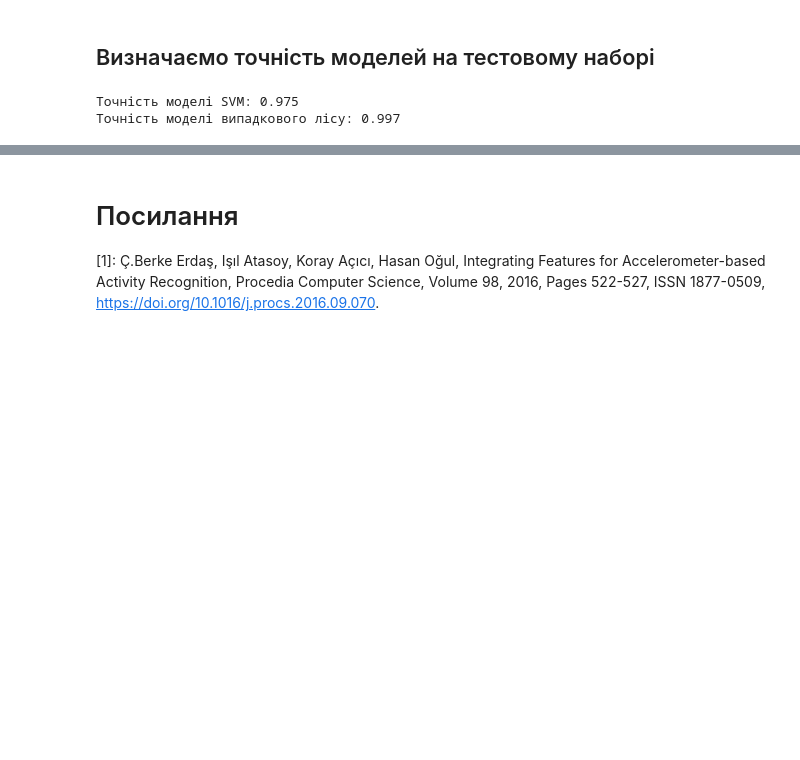
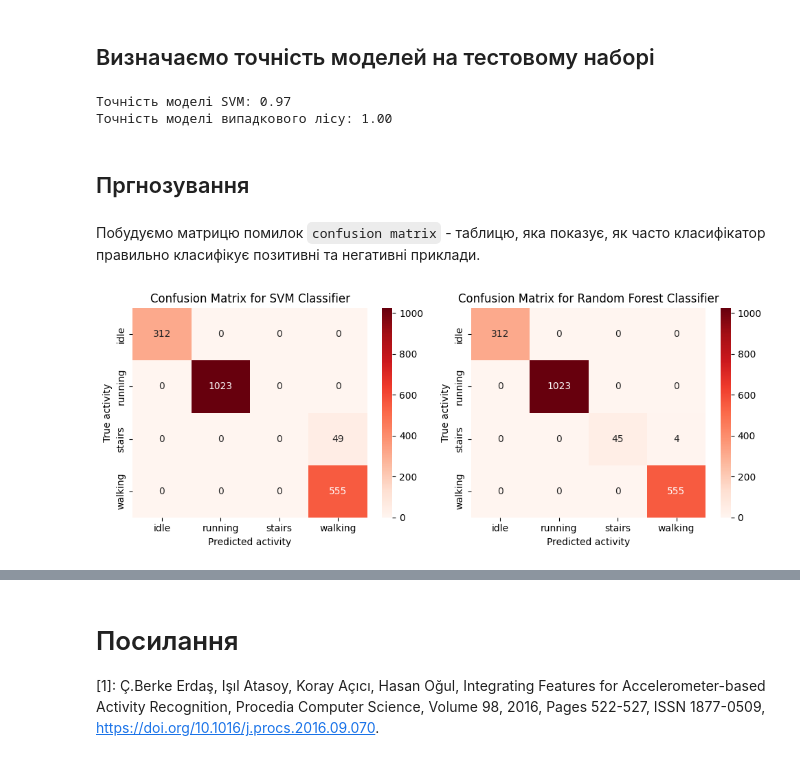
Before and after one commit to sergiokapone/DataScience, a Jupyter notebook: Hw5/Hw5.ipynb, the cells around one changed output, grey strips where cells are left out. Cells and saved outputs as stored; diff of their text form; code cells hidden in the pictures; blank space fills up the shorter version.

```diff
--- a/Hw5/Hw5.ipynb
+++ b/Hw5/Hw5.ipynb
@@ -345,8 +348,43 @@ RandomForestClassifier()
 score_svm = model_svm.score(X_test, y_test)
 score_rf = model_rf.score(X_test, y_test)
 
-print(f"Точність моделі SVM: {score_svm:.3f}")
-print(f"Точність моделі випадкового лісу: {score_rf:.3f}")
+print(f"Точність моделі SVM: {score_svm:.2f}")
+print(f"Точність моделі випадкового лісу: {score_rf:.2f}")
 # %% [output]
-Точність моделі SVM: 0.975
-Точність моделі випадкового лісу: 0.997
+Точність моделі SVM: 0.97
+Точність моделі випадкового лісу: 1.00
+# %% [markdown]
+## Пргнозування
+# %%
+y_predicted_svm = model_svm.predict(X_test)
+y_predicted_rf = model_rf.predict(X_test)
+# %% [markdown]
+Побудуємо матрицю помилок `confusion matrix` - таблицю, яка показує, як часто класифікатор правильно класифікує позитивні та негативні приклади.
+# %%
+conf_matrix_svm = confusion_matrix(y_test, y_predicted_svm)
+conf_matrix_rf = confusion_matrix(y_test, y_predicted_rf)
+# %%
+fig, axes = plt.subplots(1, 2, figsize=(10, 4))
+
+classifiers = ["SVM", "Random Forest"]
+confusion_matrices = [conf_matrix_svm, conf_matrix_rf]
+
+for i, classifier in enumerate(classifiers):
+    sns.heatmap(
+        confusion_matrices[i],
+        annot=True,
+        fmt='d',
+        cmap='Reds',
+        xticklabels=activities,
+        yticklabels=activities,
+        ax=axes[i],
+    )
+    axes[i].set_title(f"Confusion Matrix for {classifier} Classifier")
+    axes[i].set_xlabel("Predicted activity")
+    axes[i].set_ylabel("True activity")
+
+plt.tight_layout()
+
+plt.show()
+# %% [output]
+[figure, added]
```
Also changed, not shown: parts of 10 cells of this notebook.
